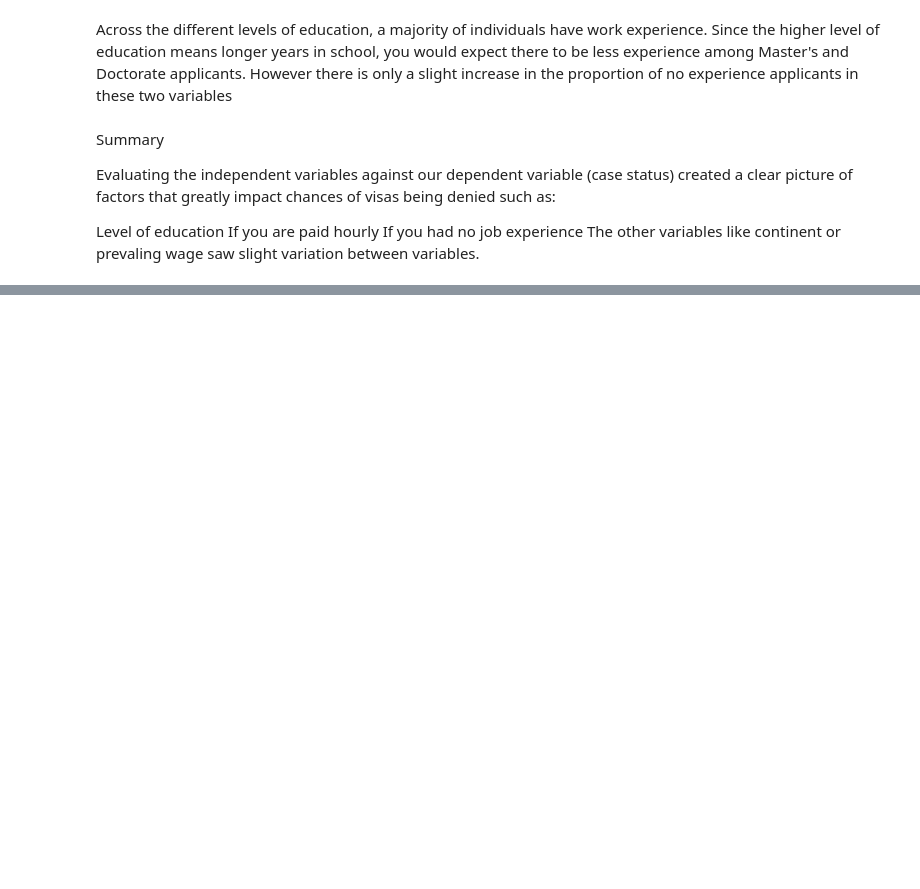
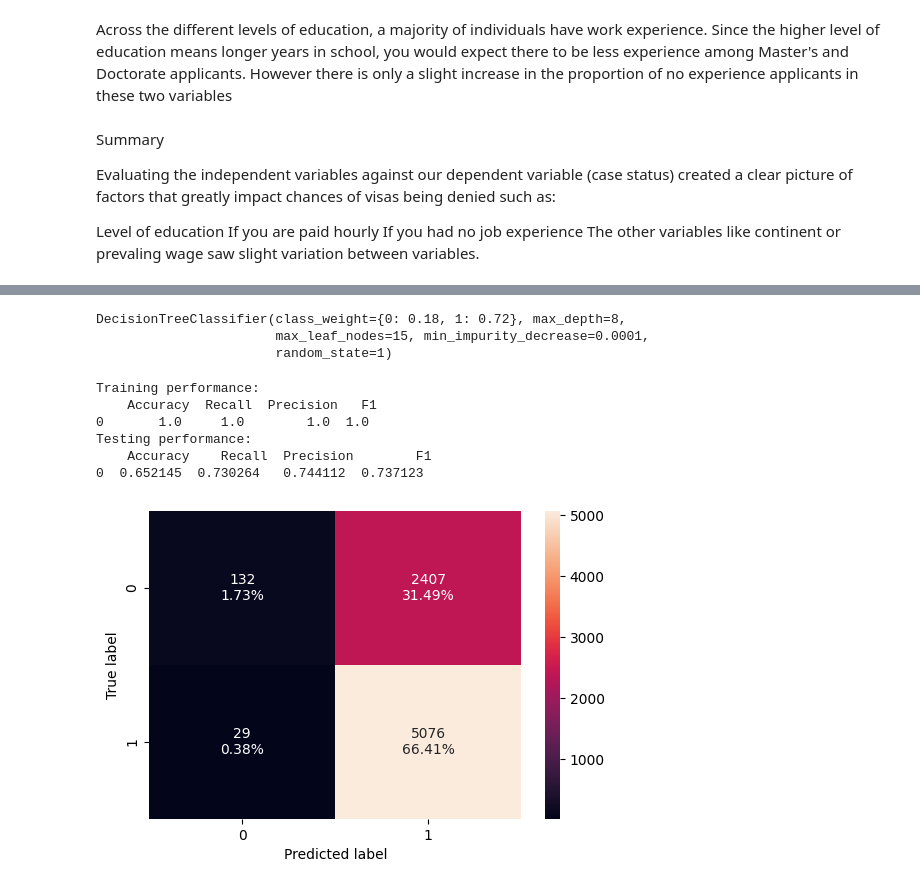
Before and after one commit to RichardKameri/MACHINE-LEARNING-1, a Jupyter notebook: Easy_visa_project.ipynb, the cells around one changed output, grey strips where cells are left out. Cells and saved outputs as stored; diff of their text form; code cells hidden in the pictures; blank space fills up the shorter version.

```diff
--- a/Easy_visa_project.ipynb
+++ b/Easy_visa_project.ipynb
@@ -632,0 +830,44 @@ The other variables like continent or prevaling wage saw slight variation betwee
+# %%
+#Choose the type of classifier.
+dtree_estimator_tuned = DecisionTreeClassifier(class_weight={0:0.18,1:0.72},random_state=1)
+
+# Grid of parameters to choose from
+parameters = {'max_depth': np.arange(2,30),
+              'min_samples_leaf': [1, 2, 5, 7, 10],
+              'max_leaf_nodes' : [2, 3, 5, 10,15],
+              'min_impurity_decrease': [0.0001,0.001,0.01,0.1]
+             }
+
+# Type of scoring used to compare parameter combinations
+scorer = metrics.make_scorer(metrics.f1_score)
+
+# Run the grid search
+grid_obj = GridSearchCV(dtree_estimator_tuned, parameters, scoring=scorer,n_jobs=-1)
+grid_obj = grid_obj.fit(X_train, y_train)
+
+# Set the clf to the best combination of parameters
+dtree_estimator = grid_obj.best_estimator_
+
+# Fit the best algorithm to the data.
+dtree_estimator.fit(X_train, y_train)
+# %% [output]
+DecisionTreeClassifier(class_weight={0: 0.18, 1: 0.72}, max_depth=8,
+                       max_leaf_nodes=15, min_impurity_decrease=0.0001,
+                       random_state=1)
+# %%
+ # Calculating different metrics
+dtree_estimator_model_train_perf=model_performance_classification_sklearn(d_tree,X_train,y_train)
+print("Training performance:\n",dtree_estimator_model_train_perf)
+dtree_estimator_model_test_perf=model_performance_classification_sklearn(d_tree,X_test,y_test)
+print("Testing performance:\n",dtree_estimator_model_test_perf)
+
+# Creating confusion matrix
+confusion_matrix_sklearn(dtree_estimator,X_test,y_test)
+# %% [output]
+Training performance:
+    Accuracy  Recall  Precision   F1
+0       1.0     1.0        1.0  1.0
+Testing performance:
+    Accuracy    Recall  Precision        F1
+0  0.652145  0.730264   0.744112  0.737123
+[figure, added]
```
Also changed, not shown: parts of 33 cells of this notebook.
